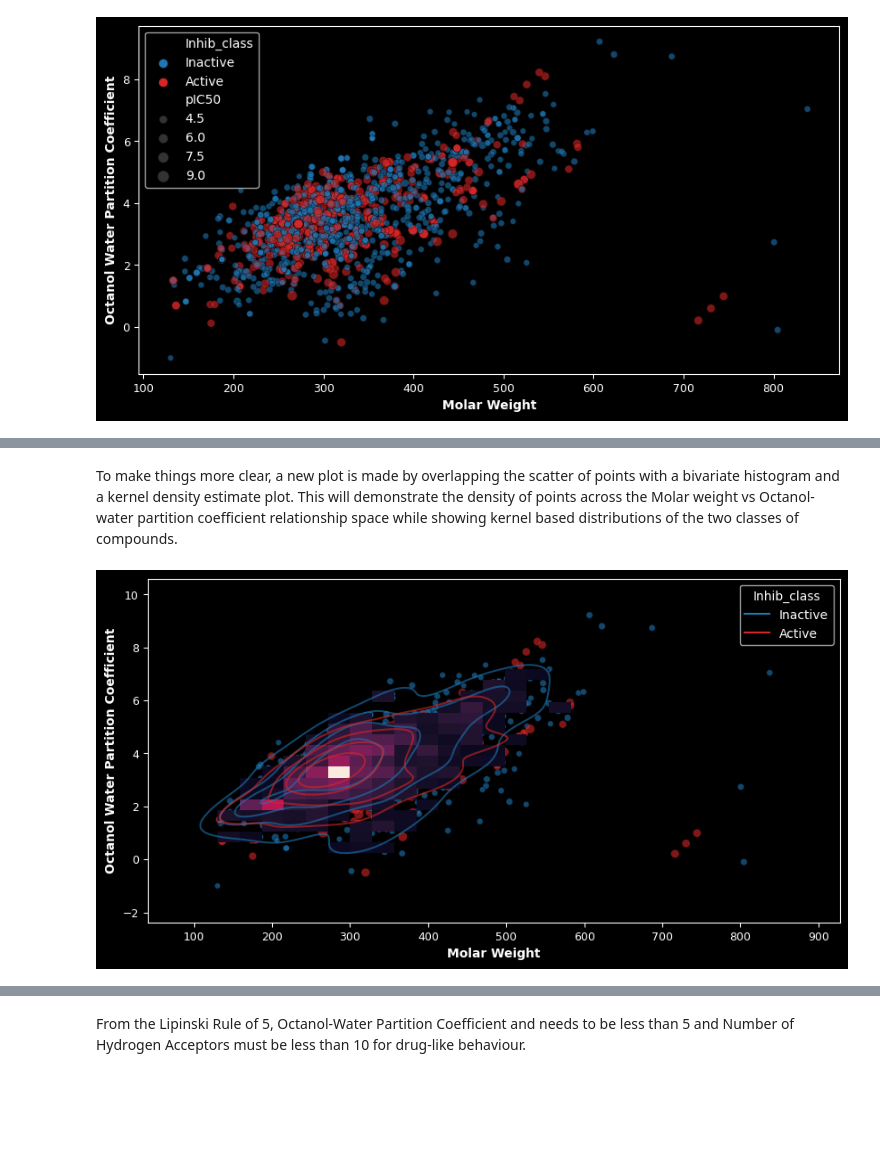
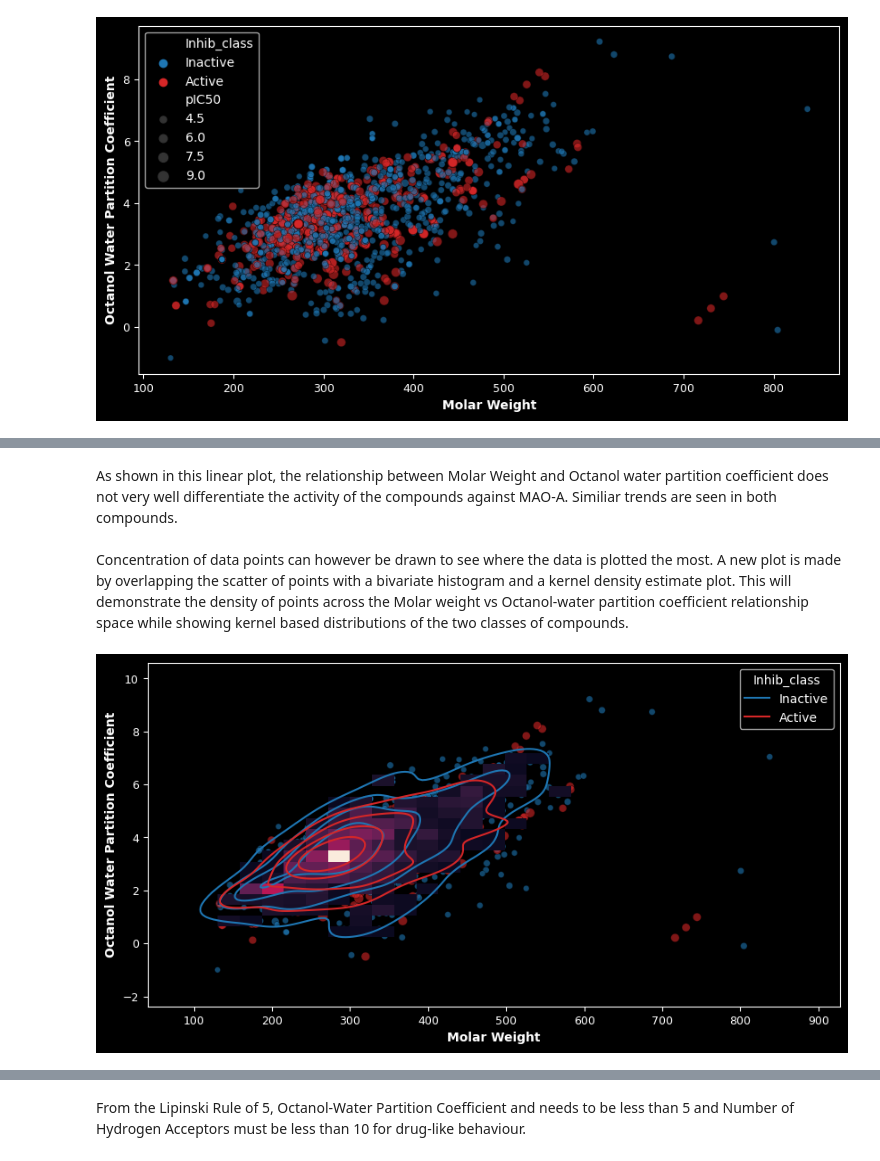
Before and after one commit to Diacod-I/BourneToKill, a Jupyter notebook: BioInfo.ipynb, the cells around one changed output, grey strips where cells are left out. Cells and saved outputs as stored; diff of their text form; code cells hidden in the pictures; blank space fills up the shorter version.

```diff
--- a/BioInfo.ipynb
+++ b/BioInfo.ipynb
@@ -814,12 +846,12 @@ plt.show()
 # %% [markdown]
-To make things more clear, a new plot is made by overlapping the scatter of points with a bivariate histogram and a kernel density estimate plot. This will demonstrate the density of points across the Molar weight vs Octanol-water partition coefficient relationship space while showing kernel based distributions of the two classes of compounds.
+As shown in this linear plot, the relationship between Molar Weight and Octanol water partition coefficient does not very well differentiate the activity of the compounds against MAO-A. Similiar trends are seen in both compounds.<br><br>Concentration of data points can however be drawn to see where the data is plotted the most. A new plot is made by overlapping the scatter of points with a bivariate histogram and a kernel density estimate plot. This will demonstrate the density of points across the Molar weight vs Octanol-water partition coefficient relationship space while showing kernel based distributions of the two classes of compounds.
 # %%
 plt.figure(figsize=(10,5))
 sns.scatterplot(x='MW',y='LogP',data=binary,size='pIC50',hue='Inhib_class',edgecolor='k',palette=["tab:blue","tab:red"],alpha=0.6)
-sns.kdeplot(data=binary,x="MW",y="LogP",hue="Inhib_class",thresh=.1,alpha=0.6,palette=["tab:blue","tab:red"],levels=5)
+sns.kdeplot(data=binary,x="MW",y="LogP",hue="Inhib_class",thresh=.1,linewidths=1.5,palette=["tab:blue","tab:red"],levels=5)
 sns.histplot(data=binary,x="MW", y="LogP", bins=25, pthresh=.05, cmap="rocket")
 plt.xlabel('Molar Weight',fontsize=10,fontweight='bold'),plt.ylabel('Octanol Water Partition Coefficient',fontsize=10,fontweight='bold')
 plt.tick_params(labelsize=9)
 plt.show()
 # %% [output]
-[figure, old version]
+[figure, new version]
```
Also changed, not shown: parts of 17 cells of this notebook.
